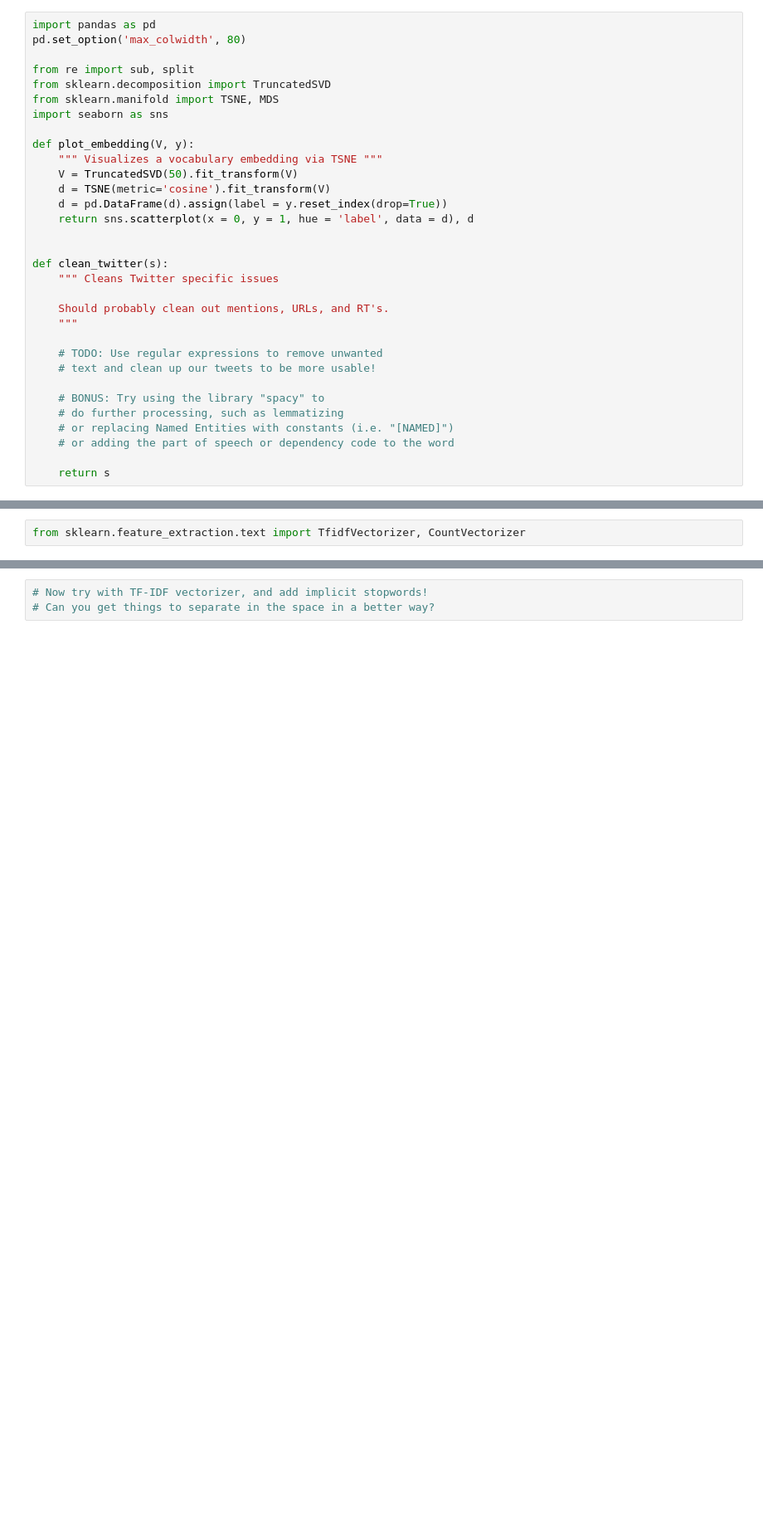
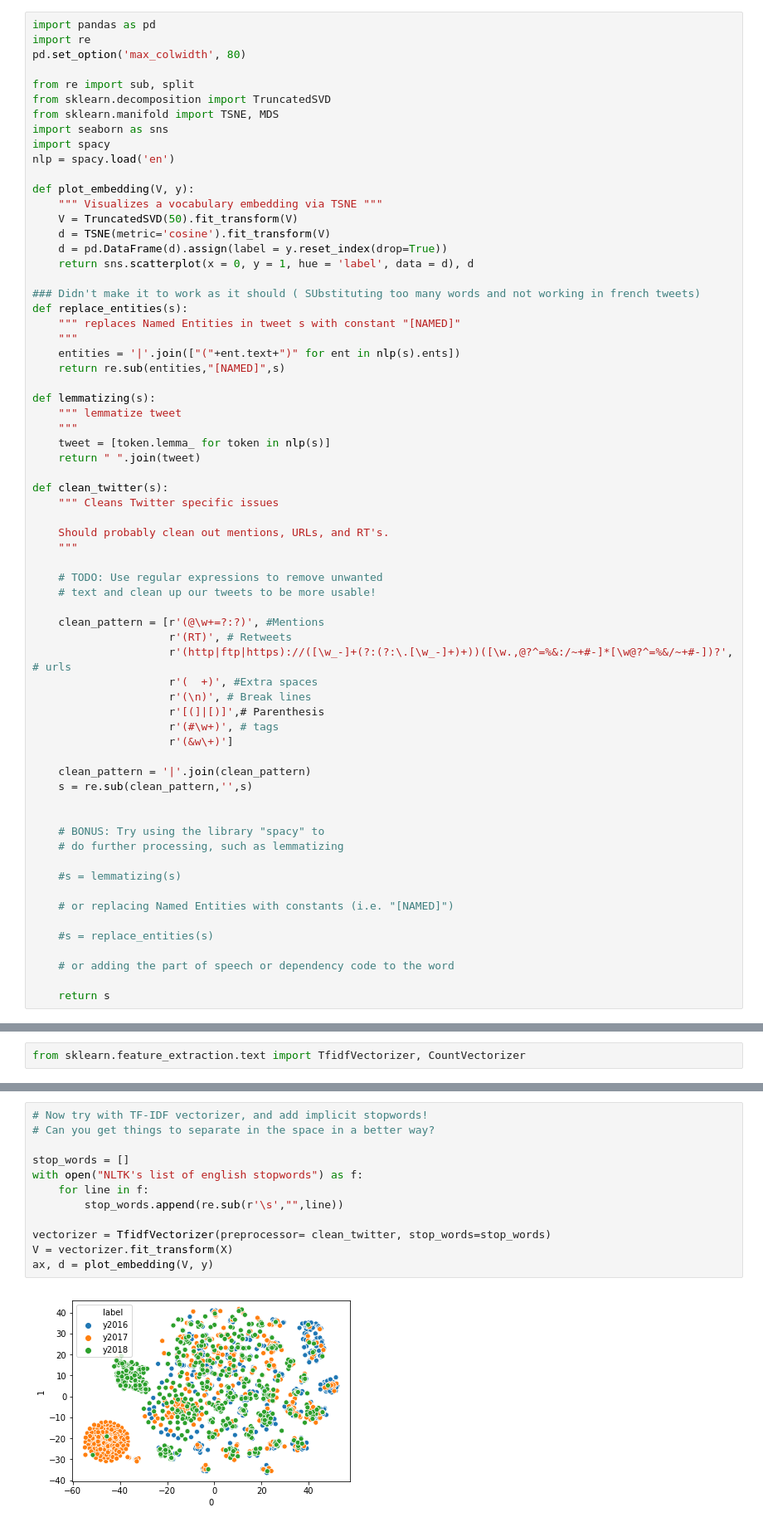
Before and after one commit to nandanrao/text-mining, a Jupyter notebook: exercise-1.ipynb, the cells around one changed output, grey strips where cells are left out. Shown at 83% size. Saved outputs shown, nothing was run; the diff lists cells and outputs as text; blank space fills up the shorter version.

Commit message:
Exercise completed.
Added stop word list document

```diff
--- a/exercise-1.ipynb
+++ b/exercise-1.ipynb
@@ -1,11 +1,14 @@
 # %%
 import pandas as pd
+import re
 pd.set_option('max_colwidth', 80)
 
 from re import sub, split
 from sklearn.decomposition import TruncatedSVD
 from sklearn.manifold import TSNE, MDS
 import seaborn as sns
+import spacy
+nlp = spacy.load('en')
 
 def plot_embedding(V, y):
     """ Visualizes a vocabulary embedding via TSNE """
@@ -14,6 +17,18 @@ def plot_embedding(V, y):
     d = pd.DataFrame(d).assign(label = y.reset_index(drop=True))
     return sns.scatterplot(x = 0, y = 1, hue = 'label', data = d), d
 
+### Didn't make it to work as it should ( SUbstituting too many words and not working in french tweets)
+def replace_entities(s):
+    """ replaces Named Entities in tweet s with constant "[NAMED]"
+    """
+    entities = '|'.join(["("+ent.text+")" for ent in nlp(s).ents])
+    return re.sub(entities,"[NAMED]",s)
+
+def lemmatizing(s):
+    """ lemmatize tweet
+    """
+    tweet = [token.lemma_ for token in nlp(s)]
+    return " ".join(tweet)
 
 def clean_twitter(s):
     """ Cleans Twitter specific issues
@@ -24,9 +39,28 @@ def clean_twitter(s):
     # TODO: Use regular expressions to remove unwanted
     # text and clean up our tweets to be more usable!
 
+    clean_pattern = [r'(@\w+=?:?)', #Mentions
+                     r'(RT)', # Retweets
+                     r'(http|ftp|https)://([\w_-]+(?:(?:\.[\w_-]+)+))([\w.,@?^=%&:/~+#-]*[\w@?^=%&/~+#-])?', # urls
+                     r'(  +)', #Extra spaces
+                     r'(\n)', # Break lines
+                     r'[(]|[)]',# Parenthesis
+                     r'(#\w+)', # tags
+                     r'(&w\+)']
+
+    clean_pattern = '|'.join(clean_pattern)
+    s = re.sub(clean_pattern,'',s)
+
+
     # BONUS: Try using the library "spacy" to
     # do further processing, such as lemmatizing
+
+    #s = lemmatizing(s)
+
     # or replacing Named Entities with constants (i.e. "[NAMED]")
+
+    #s = replace_entities(s)
+
     # or adding the part of speech or dependency code to the word
 
     return s
@@ -53,3 +109,14 @@ ax, d = plot_embedding(V, y)
 # %%
 # Now try with TF-IDF vectorizer, and add implicit stopwords!
 # Can you get things to separate in the space in a better way?
+
+stop_words = []
+with open("NLTK's list of english stopwords") as f:
+    for line in f:
+        stop_words.append(re.sub(r'\s',"",line))
+
+vectorizer = TfidfVectorizer(preprocessor= clean_twitter, stop_words=stop_words)
+V = vectorizer.fit_transform(X)
+ax, d = plot_embedding(V, y)
+# %% [output]
+[figure, added]
```
Also changed, not shown: parts of 3 cells of this notebook, 1 other file.
